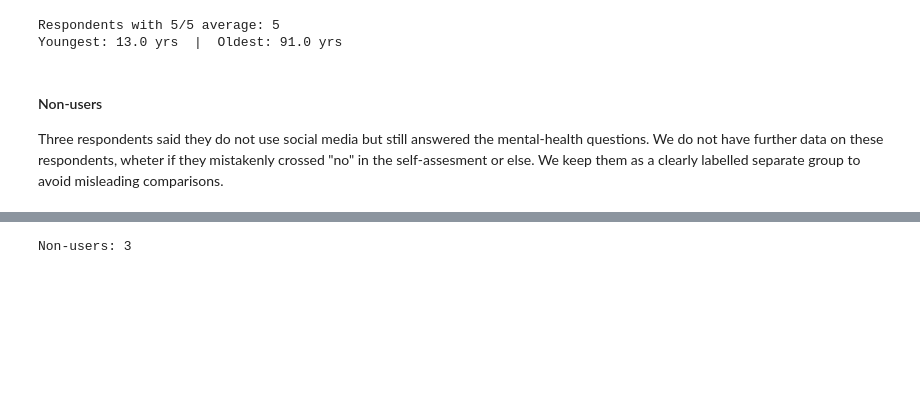
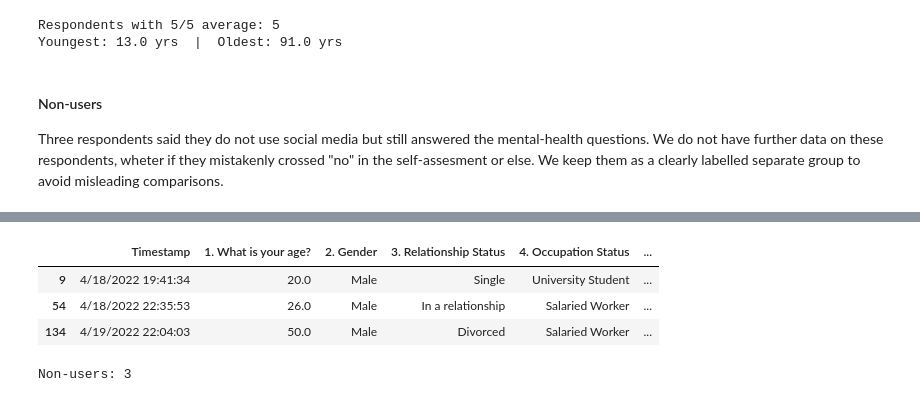
Before and after one commit to zoji80/SDV_final_project, a Jupyter notebook: scripts/final_explainer_ready.ipynb, the cells around one changed output, grey strips where cells are left out. Cells and saved outputs as stored; diff of their text form; code cells hidden in the pictures; blank space fills up the shorter version.

Commit message:
final notebook exported as html and updated print statements in final explainer

```diff
--- a/scripts/final_explainer_ready.ipynb
+++ b/scripts/final_explainer_ready.ipynb
@@ -594,6 +594,6 @@ non_users = data[data[use_col] == "No"].copy()
 print("All data for non-users:")
 pd.set_option('display.max_columns', None)
 pd.set_option('display.max_colwidth', None)
-print(non_users.to_string())
+display(non_users)
 # %% [output]
 All data for non-users:
@@ -604,3 +600,7 @@ All data for non-users:
+|  | Timestamp | 1. What is your age? | 2. Gender | 3. Relationship Status | 4. Occupation Status | ... |
+| 9 | 4/18/2022 19:41:34 | 20.0 | Male | Single | University Student | ... |
+| 54 | 4/18/2022 22:35:53 | 26.0 | Male | In a relationship | Salaried Worker | ... |
+| 134 | 4/19/2022 22:04:03 | 50.0 | Male | Divorced | Salaried Worker | ... |
 # %%
 # Non-user summary table for the explainer notebook
 question_labels_map = {
```
Also changed, not shown: parts of 2 cells of this notebook, 1 other file.
